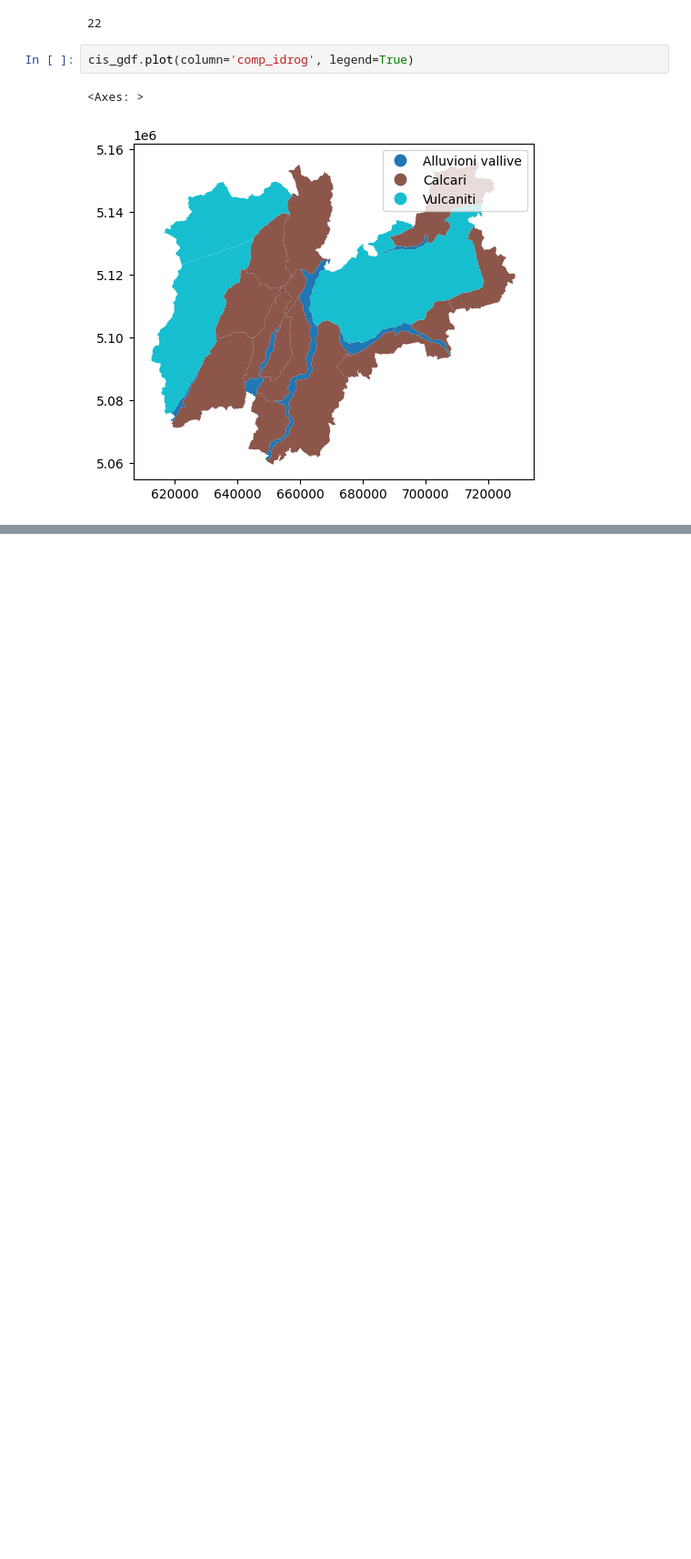
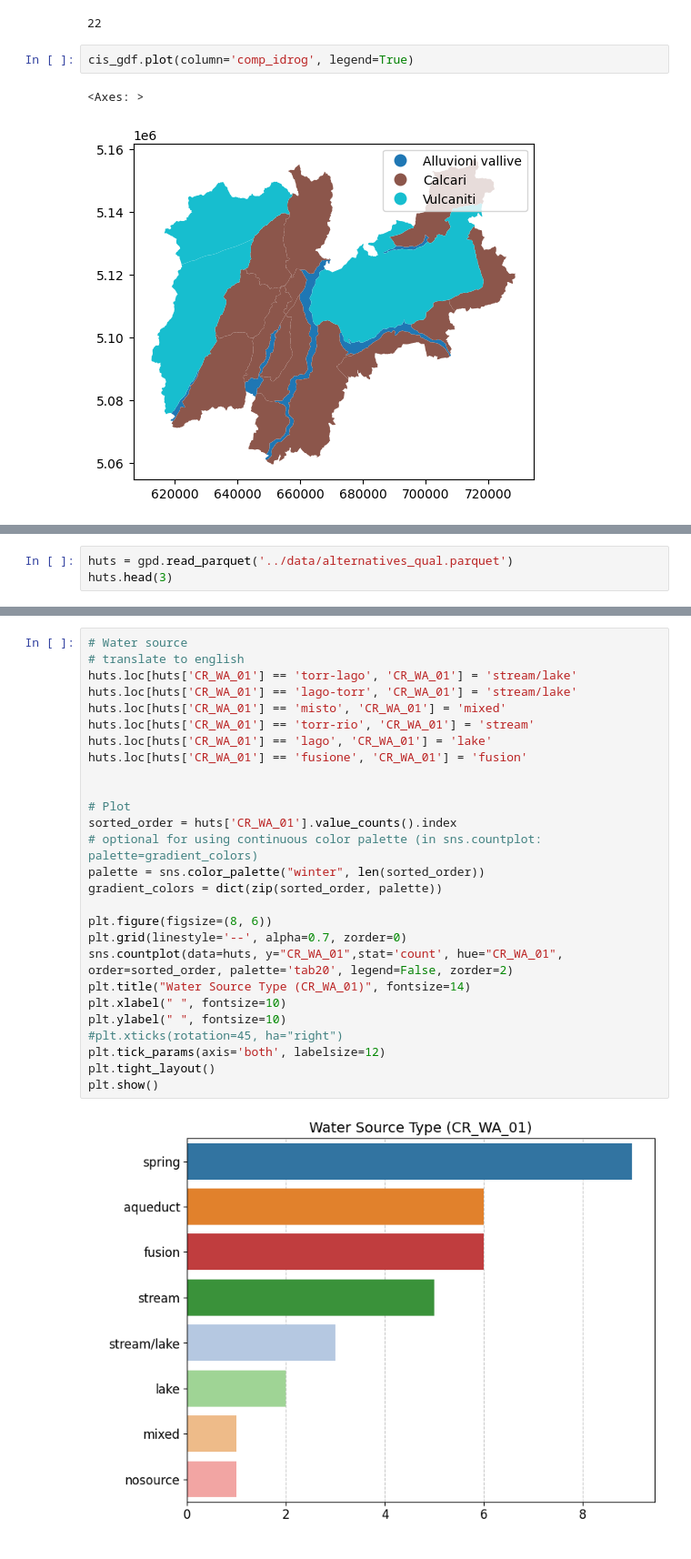
Before and after one commit to dclfbk/alpinehutsustainability, a Jupyter notebook: code/study_area.ipynb, the cells around one changed output, grey strips where cells are left out. Shown at 91% size. Saved outputs shown, nothing was run; the diff lists cells and outputs as text; blank space fills up the shorter version.

Commit message:
alternatives dataframe barplots

```diff
--- a/code/study_area.ipynb
+++ b/code/study_area.ipynb
@@ -131,0 +135,3 @@ cis_gdf.plot(column='comp_idrog', legend=True)
+# %%
+huts = gpd.read_parquet('../data/alternatives_qual.parquet')
+huts.head(3)
@@ -131,0 +143,29 @@ cis_gdf.plot(column='comp_idrog', legend=True)
+# %%
+# Water source
+# translate to english
+huts.loc[huts['CR_WA_01'] == 'torr-lago', 'CR_WA_01'] = 'stream/lake'
+huts.loc[huts['CR_WA_01'] == 'lago-torr', 'CR_WA_01'] = 'stream/lake'
+huts.loc[huts['CR_WA_01'] == 'misto', 'CR_WA_01'] = 'mixed'
+huts.loc[huts['CR_WA_01'] == 'torr-rio', 'CR_WA_01'] = 'stream'
+huts.loc[huts['CR_WA_01'] == 'lago', 'CR_WA_01'] = 'lake'
+huts.loc[huts['CR_WA_01'] == 'fusione', 'CR_WA_01'] = 'fusion'
+
+
+# Plot
+sorted_order = huts['CR_WA_01'].value_counts().index
+# optional for using continuous color palette (in sns.countplot: palette=gradient_colors)
+palette = sns.color_palette("winter", len(sorted_order))
+gradient_colors = dict(zip(sorted_order, palette))
+
+plt.figure(figsize=(8, 6))
+plt.grid(linestyle='--', alpha=0.7, zorder=0)
+sns.countplot(data=huts, y="CR_WA_01",stat='count', hue="CR_WA_01", order=sorted_order, palette='tab20', legend=False, zorder=2)
+plt.title("Water Source Type (CR_WA_01)", fontsize=14)
+plt.xlabel(" ", fontsize=10)
+plt.ylabel(" ", fontsize=10)
+#plt.xticks(rotation=45, ha="right")
+plt.tick_params(axis='both', labelsize=12)
+plt.tight_layout()
+plt.show()
+# %% [output]
+[figure, added]
```
Also changed, not shown: parts of 15 cells of this notebook.
